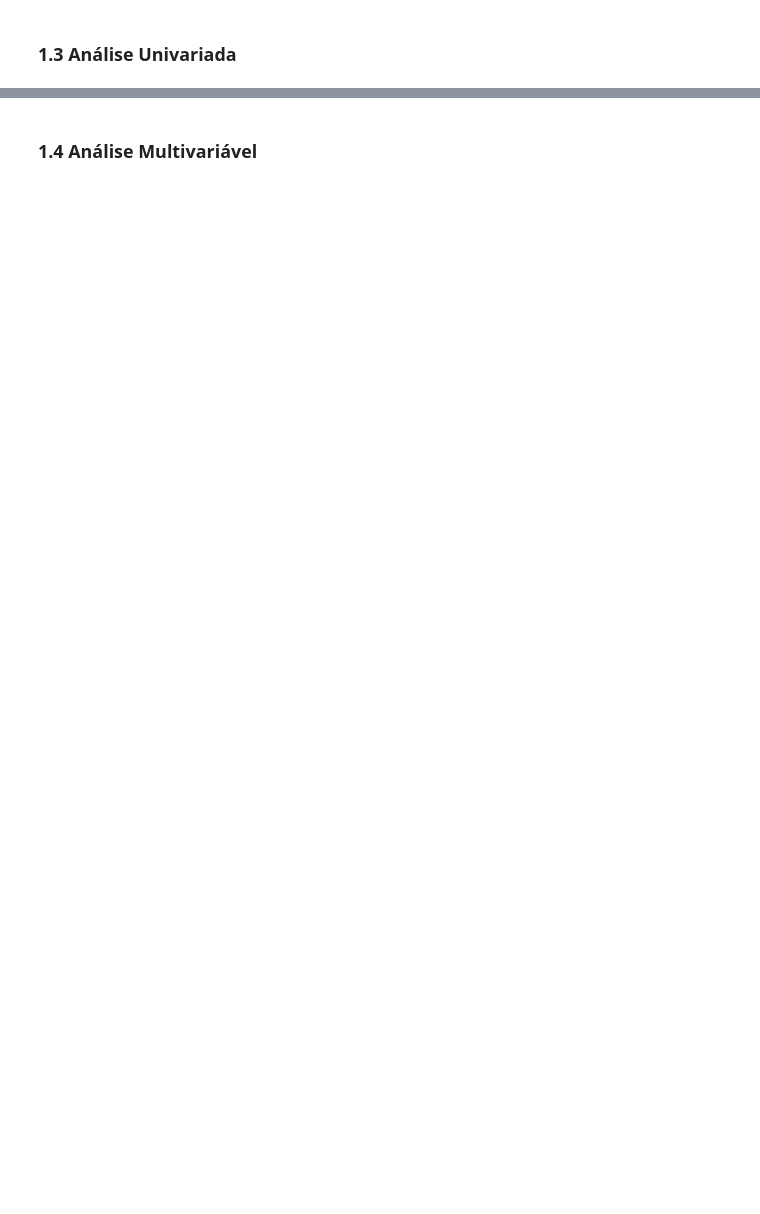
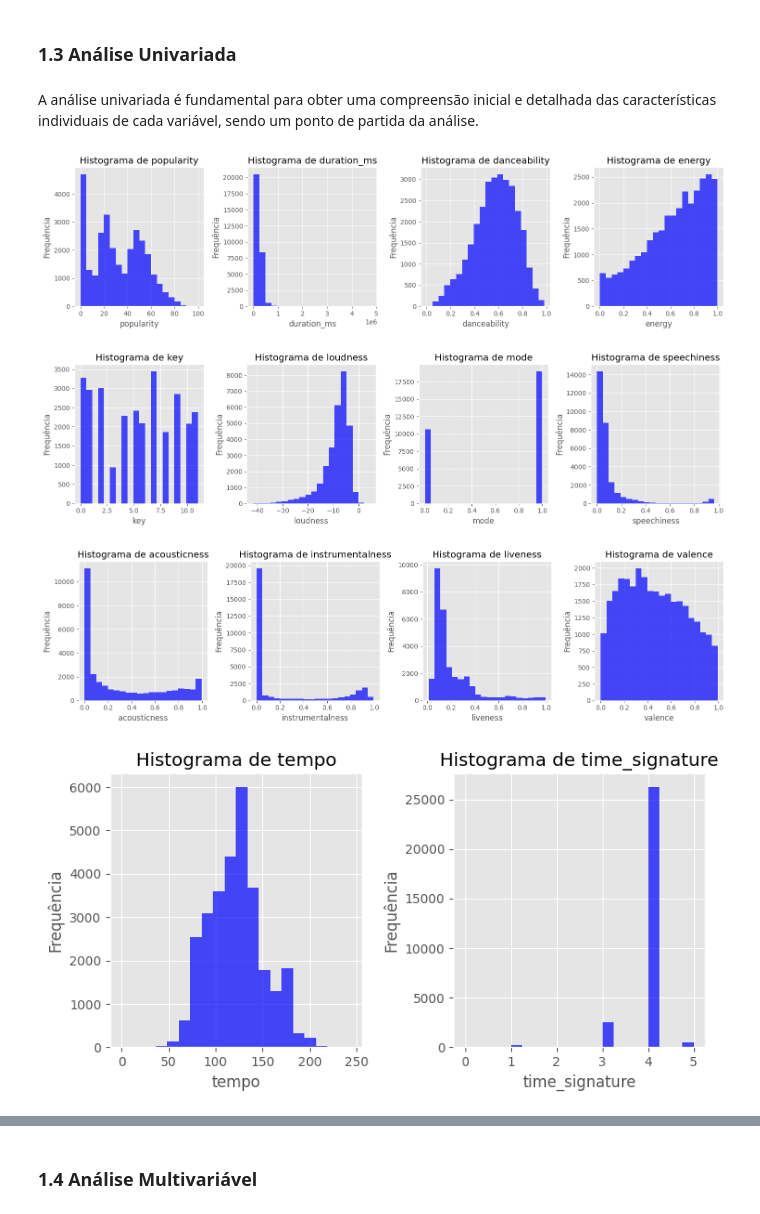
Before and after one commit to m4rc0st/RecomendacaoMusicas, a Jupyter notebook: analise_spotify_dados.ipynb, the cells around one changed output, grey strips where cells are left out. Saved outputs shown, nothing was run; the diff lists cells and outputs as text; code cells hidden in the pictures; blank space fills up the shorter version.

```diff
--- a/analise_spotify_dados.ipynb
+++ b/analise_spotify_dados.ipynb
@@ -45,15 +108,33 @@ print(valores_nulos)
 df.dropna(inplace=True)
 # %% [markdown]
 ### 1.3 Análise Univariada
+# %% [markdown]
+A análise univariada é fundamental para obter uma compreensão inicial e detalhada das características individuais de cada variável, sendo um ponto de partida da análise.
 # %%
-variaveis = ['popularity', 'duration_ms', 'danceability', 'energy', 'key', 'loudness',
+variaveis_qnt = ['popularity', 'duration_ms', 'danceability', 'energy', 'key', 'loudness',
              'mode', 'speechiness', 'acousticness', 'instrumentalness', 'liveness',
              'valence', 'tempo', 'time_signature']
 
-for variavel in variaveis:
-    plt.figure(figsize=(6, 4))
-    plt.hist(df[variavel], bins=20, color='blue', alpha=0.7)
-    plt.title(f'Histograma de {variavel}')
-    plt.xlabel(variavel)
-    plt.ylabel('Frequência')
+# plot de histograma das variáveis quantitativas da base
+
+num_variaveis_por_linha = 4  # Número de variáveis por linha
+num_linhas = math.ceil(len(variaveis_qnt) / num_variaveis_por_linha)
+
+for linha in range(num_linhas):
+    plt.figure(figsize=(15, 4))  # Ajuste o tamanho aqui
+    for coluna in range(num_variaveis_por_linha):
+        indice = linha * num_variaveis_por_linha + coluna
+        if indice < len(variaveis_qnt):
+            variavel = variaveis_qnt[indice]
+            plt.subplot(1, num_variaveis_por_linha, coluna + 1)
+            plt.hist(df[variavel], bins=20, color='blue', alpha=0.7)
+            plt.title(f'Histograma de {variavel}')
+            plt.xlabel(variavel)
+            plt.ylabel('Frequência')
+    plt.tight_layout()
     plt.show()
+# %% [output]
+[figure, added]
+[figure, added]
+[figure, added]
+[figure, added]
```
Also changed, not shown: parts of 31 cells of this notebook, 1 other file.
